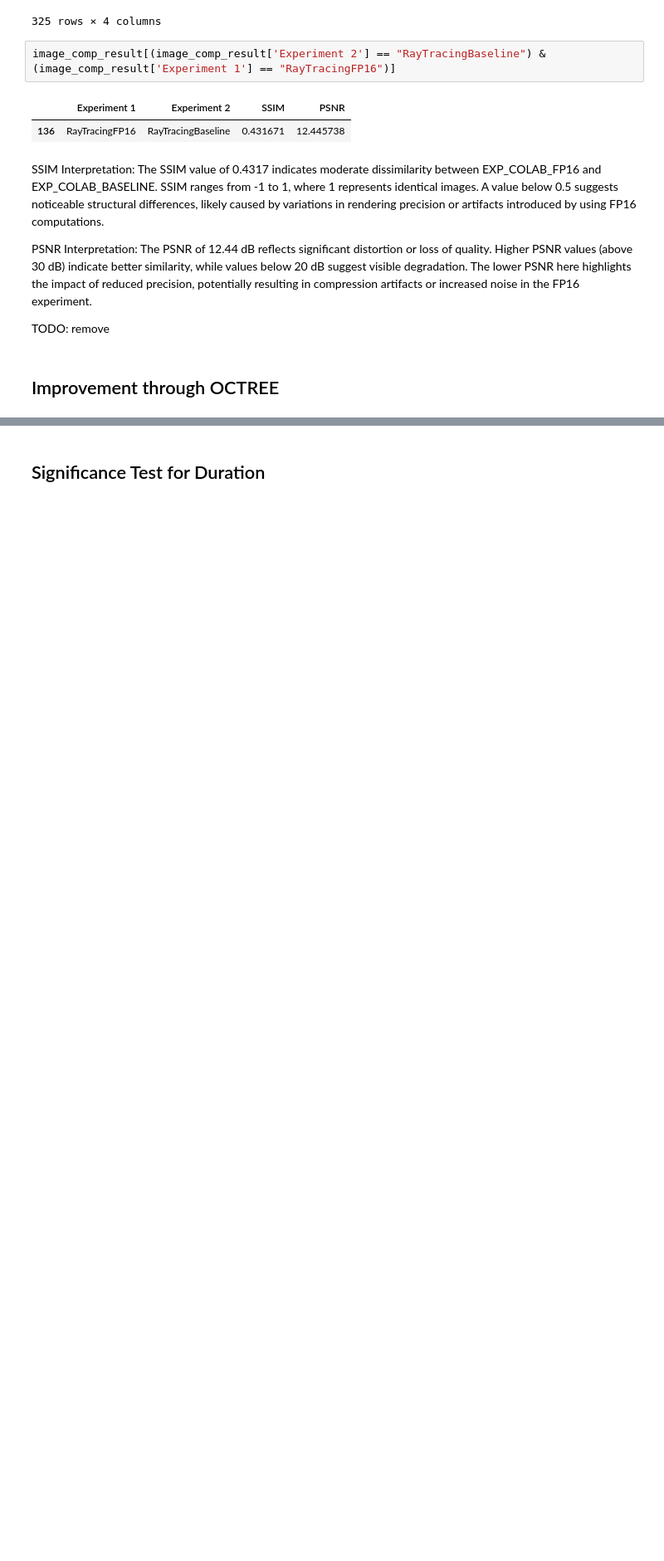
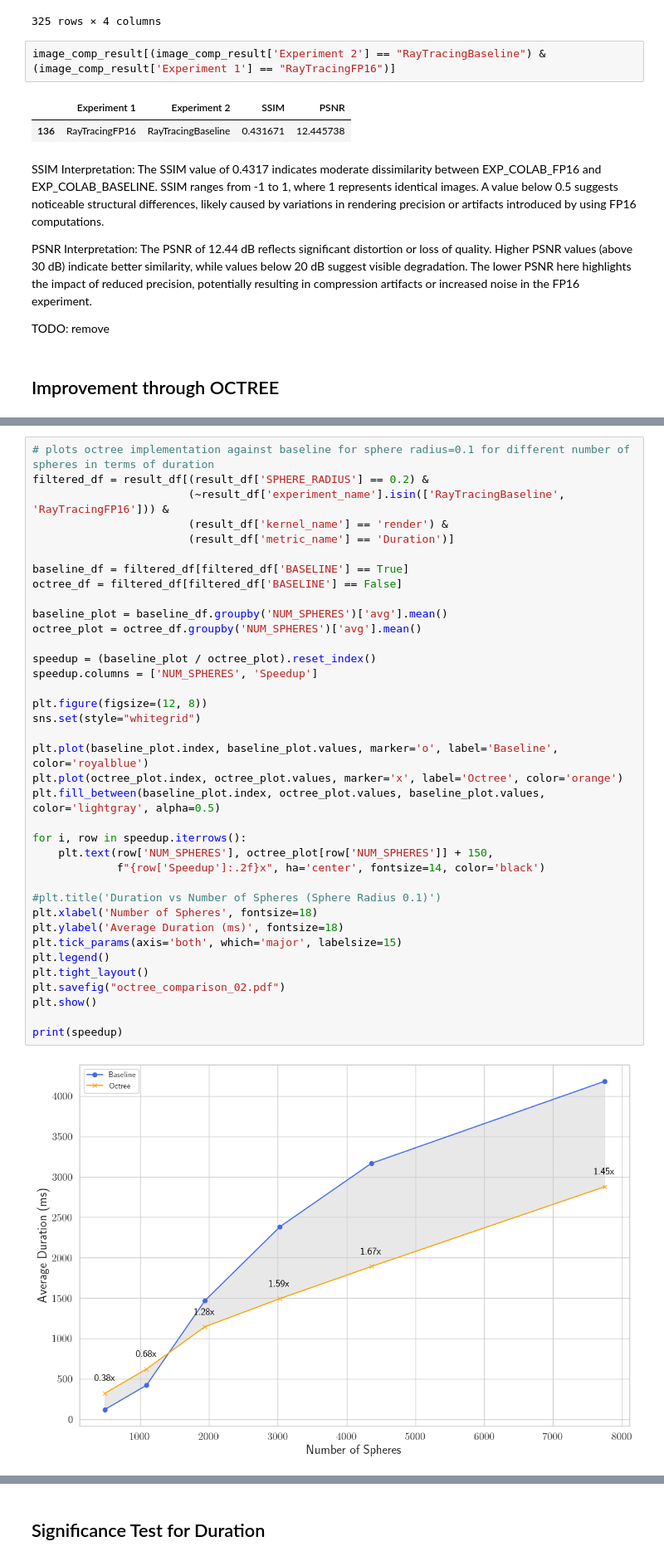
Before and after one commit to MuellerNico/DD2360-RayTracing, a Jupyter notebook: analysis/evaluations.ipynb, the cells around one changed output, grey strips where cells are left out. Shown at 83% size. Drawn from its saved outputs; the diff is of its cells as text; blank space fills up the shorter version.

```diff
--- a/analysis/evaluations.ipynb
+++ b/analysis/evaluations.ipynb
@@ -357,0 +362,39 @@ print(speedup)
+# %%
+# plots octree implementation against baseline for sphere radius=0.1 for different number of spheres in terms of duration
+filtered_df = result_df[(result_df['SPHERE_RADIUS'] == 0.2) &
+                        (~result_df['experiment_name'].isin(['RayTracingBaseline', 'RayTracingFP16'])) &
+                        (result_df['kernel_name'] == 'render') &
+                        (result_df['metric_name'] == 'Duration')]
+
+baseline_df = filtered_df[filtered_df['BASELINE'] == True]
+octree_df = filtered_df[filtered_df['BASELINE'] == False]
+
+baseline_plot = baseline_df.groupby('NUM_SPHERES')['avg'].mean()
+octree_plot = octree_df.groupby('NUM_SPHERES')['avg'].mean()
+
+speedup = (baseline_plot / octree_plot).reset_index()
+speedup.columns = ['NUM_SPHERES', 'Speedup']
+
+plt.figure(figsize=(12, 8))
+sns.set(style="whitegrid")
+
+plt.plot(baseline_plot.index, baseline_plot.values, marker='o', label='Baseline', color='royalblue')
+plt.plot(octree_plot.index, octree_plot.values, marker='x', label='Octree', color='orange')
+plt.fill_between(baseline_plot.index, octree_plot.values, baseline_plot.values, color='lightgray', alpha=0.5)
+
+for i, row in speedup.iterrows():
+    plt.text(row['NUM_SPHERES'], octree_plot[row['NUM_SPHERES']] + 150,
+             f"{row['Speedup']:.2f}x", ha='center', fontsize=14, color='black')
+
+#plt.title('Duration vs Number of Spheres (Sphere Radius 0.1)')
+plt.xlabel('Number of Spheres', fontsize=18)
+plt.ylabel('Average Duration (ms)', fontsize=18)
+plt.tick_params(axis='both', which='major', labelsize=15)
+plt.legend()
+plt.tight_layout()
+plt.savefig("octree_comparison_02.pdf")
+plt.show()
+
+print(speedup)
+# %% [output]
+[figure, added]
```
Also changed, not shown: parts of 6 cells of this notebook, 2 other files.
